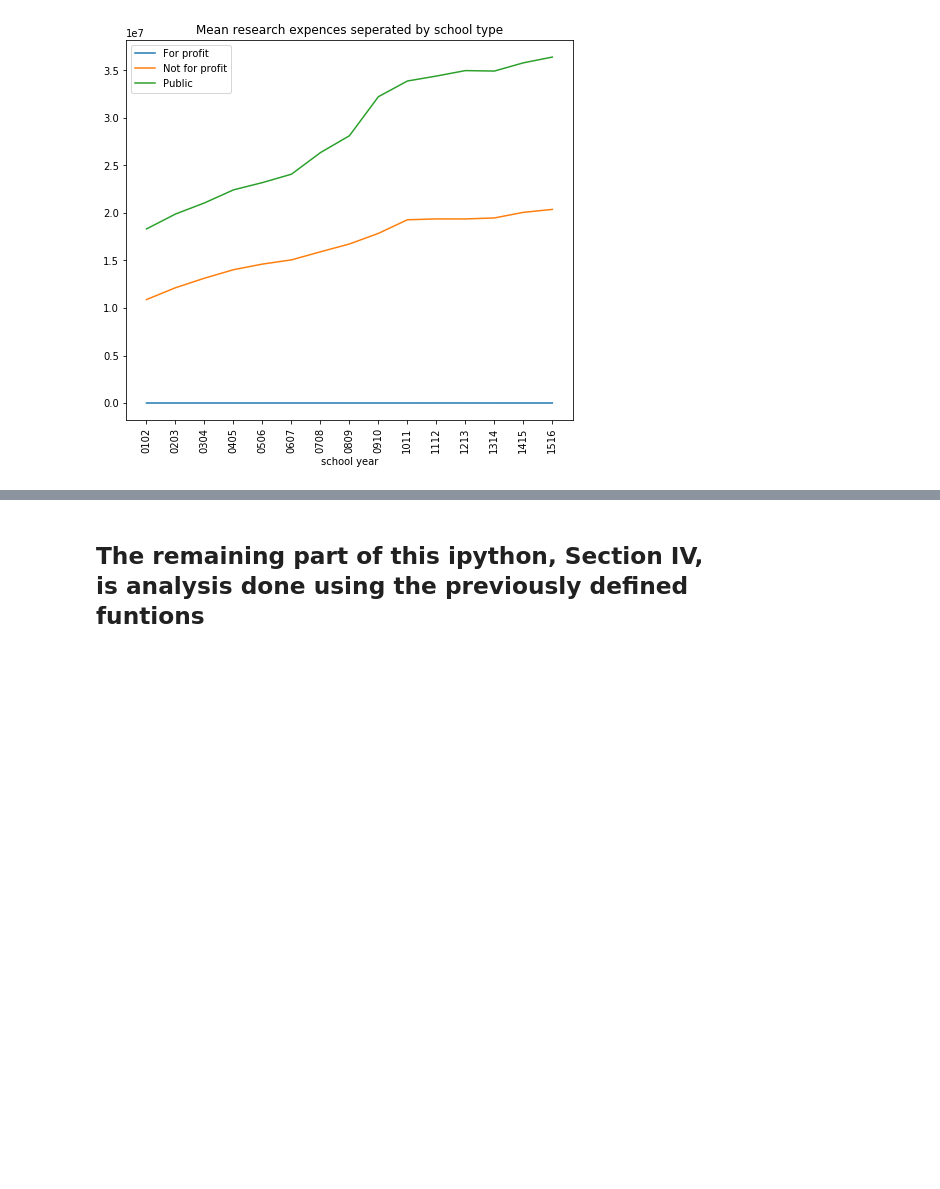
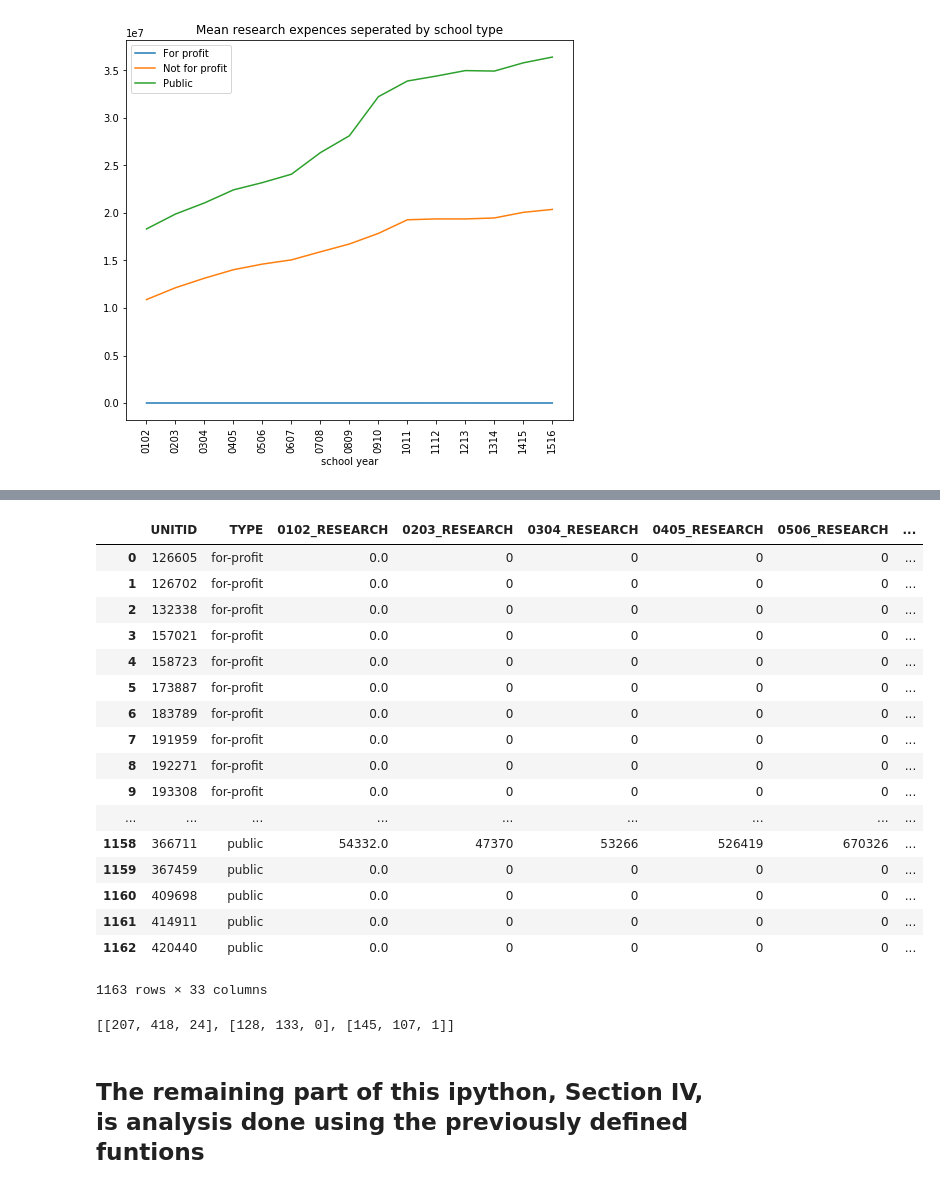
Before and after one commit to cyu1221/CS506, a Jupyter notebook: clustering/clustering.ipynb, the cells around one changed output, grey strips where cells are left out. Drawn from its saved outputs; the diff is of its cells as text; code cells hidden in the pictures; blank space fills up the shorter version.

```diff
--- a/clustering/clustering.ipynb
+++ b/clustering/clustering.ipynb
@@ -373,3 +388,39 @@ results_clusters
+# %%
+df_clustering_on_original
+# %% [output]
+|  | UNITID | TYPE | 0102_RESEARCH | 0203_RESEARCH | 0304_RESEARCH | 0405_RESEARCH | 0506_RESEARCH | ... |
+| 0 | 126605 | for-profit | 0.0 | 0 | 0 | 0 | 0 | ... |
+| 1 | 126702 | for-profit | 0.0 | 0 | 0 | 0 | 0 | ... |
+| 2 | 132338 | for-profit | 0.0 | 0 | 0 | 0 | 0 | ... |
+| 3 | 157021 | for-profit | 0.0 | 0 | 0 | 0 | 0 | ... |
+| 4 | 158723 | for-profit | 0.0 | 0 | 0 | 0 | 0 | ... |
+| 5 | 173887 | for-profit | 0.0 | 0 | 0 | 0 | 0 | ... |
+| 6 | 183789 | for-profit | 0.0 | 0 | 0 | 0 | 0 | ... |
+| 7 | 191959 | for-profit | 0.0 | 0 | 0 | 0 | 0 | ... |
+| 8 | 192271 | for-profit | 0.0 | 0 | 0 | 0 | 0 | ... |
+| 9 | 193308 | for-profit | 0.0 | 0 | 0 | 0 | 0 | ... |
+| ... | ... | ... | ... | ... | ... | ... | ... | ... |
+| 1158 | 366711 | public | 54332.0 | 47370 | 53266 | 526419 | 670326 | ... |
+| 1159 | 367459 | public | 0.0 | 0 | 0 | 0 | 0 | ... |
+| 1160 | 409698 | public | 0.0 | 0 | 0 | 0 | 0 | ... |
+| 1161 | 414911 | public | 0.0 | 0 | 0 | 0 | 0 | ... |
+| 1162 | 420440 | public | 0.0 | 0 | 0 | 0 | 0 | ... |
+1163 rows × 33 columns
+# %%
+types_of_schools_in_clusters = [[0,0,0],[0,0,0],[0,0,0]]
+for idx, row in df_clustering_on_original.iterrows():
+    cluster = row["CLUSTER"]
+    school_t = row["TYPE"]
+    if school_t == 'public':
+        types_of_schools_in_clusters[cluster][0] += 1
+    elif school_t == "not-for-profit":
+        types_of_schools_in_clusters[cluster][1] += 1
+    elif school_t == "for-profit":
+        types_of_schools_in_clusters[cluster][2] += 1
+
+print(types_of_schools_in_clusters)
+# %% [output]
+[[207, 418, 24], [128, 133, 0], [145, 107, 1]]
 # %% [markdown]
 The remaining part of this ipython, Section IV, is analysis done using the previously defined funtions
 --------------------------------------------------------------------------------------------------
```
Also changed, not shown: parts of 4 cells of this notebook.
